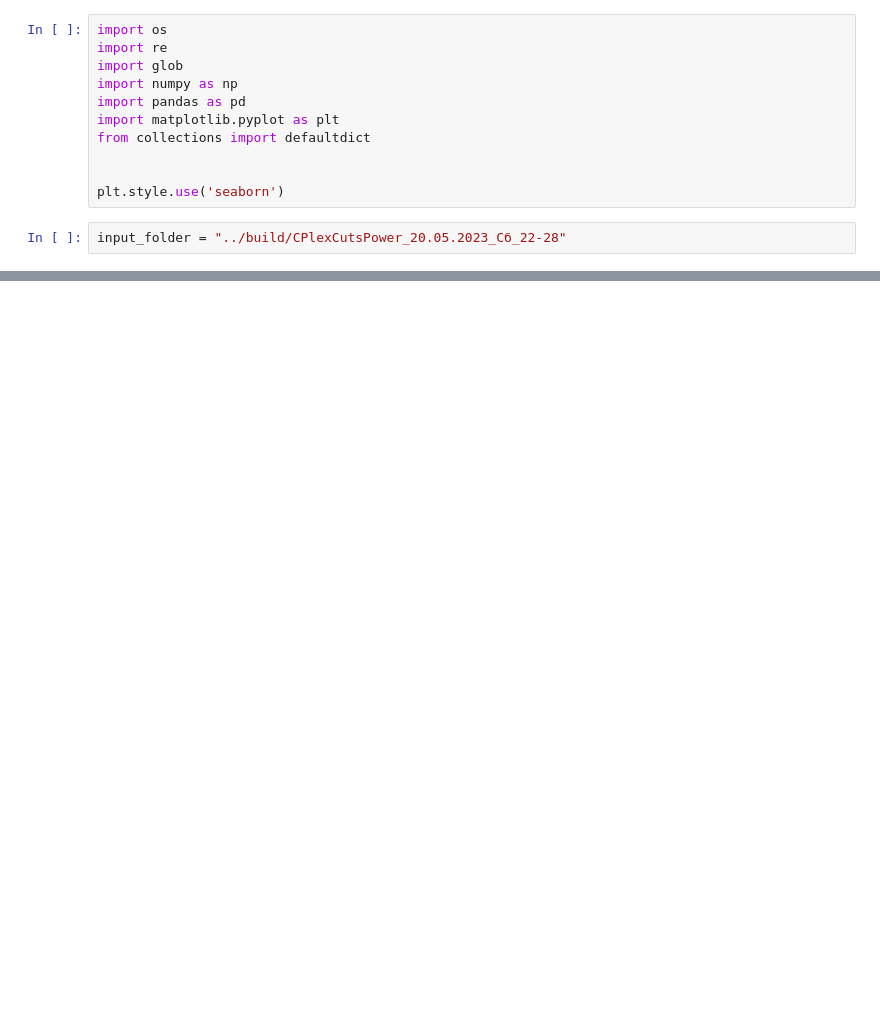
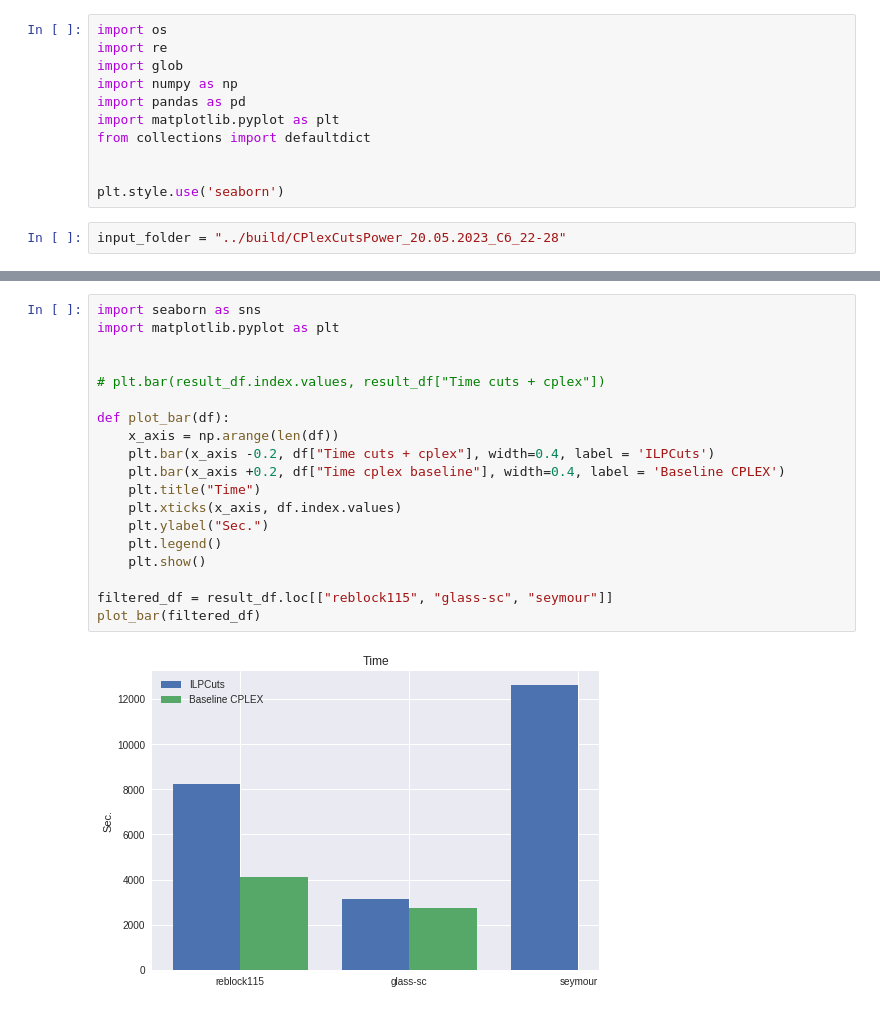
Before and after one commit to dmitrygribanov/ILPCuts, a Jupyter notebook: scripts/cplex_console_report.ipynb, the cells around one changed output, grey strips where cells are left out. Saved outputs shown, nothing was run; the diff lists cells and outputs as text; blank space fills up the shorter version.

```diff
--- a/scripts/cplex_console_report.ipynb
+++ b/scripts/cplex_console_report.ipynb
@@ -139,0 +249,21 @@ show_transposed(result_df)
+# %%
+import seaborn as sns
+import matplotlib.pyplot as plt
+
+
+# plt.bar(result_df.index.values, result_df["Time cuts + cplex"])
+
+def plot_bar(df):
+    x_axis = np.arange(len(df))
+    plt.bar(x_axis -0.2, df["Time cuts + cplex"], width=0.4, label = 'ILPCuts')
+    plt.bar(x_axis +0.2, df["Time cplex baseline"], width=0.4, label = 'Baseline CPLEX')
+    plt.title("Time")
+    plt.xticks(x_axis, df.index.values)
+    plt.ylabel("Sec.")
+    plt.legend()
+    plt.show()
+
+filtered_df = result_df.loc[["reblock115", "glass-sc", "seymour"]]
+plot_bar(filtered_df)
+# %% [output]
+[figure, added]
```
Also changed, not shown: parts of 14 cells of this notebook.
